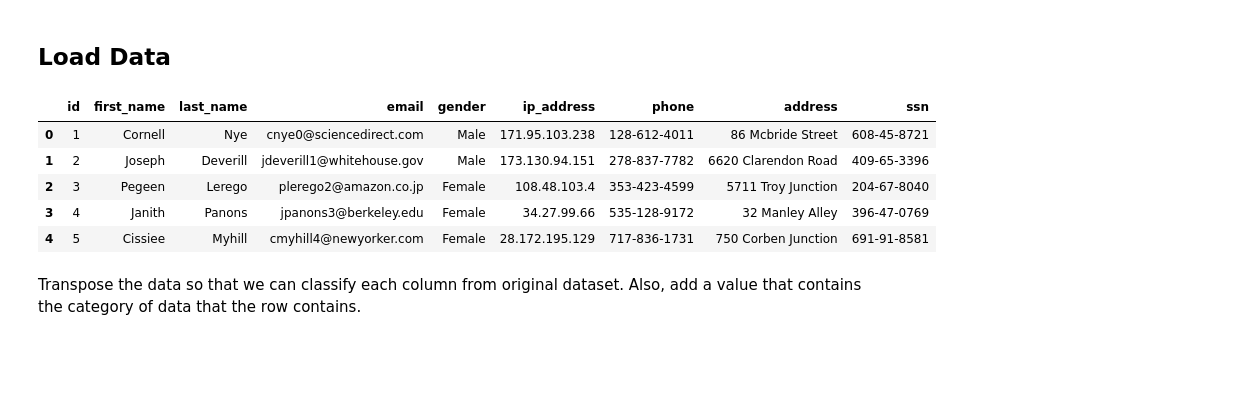
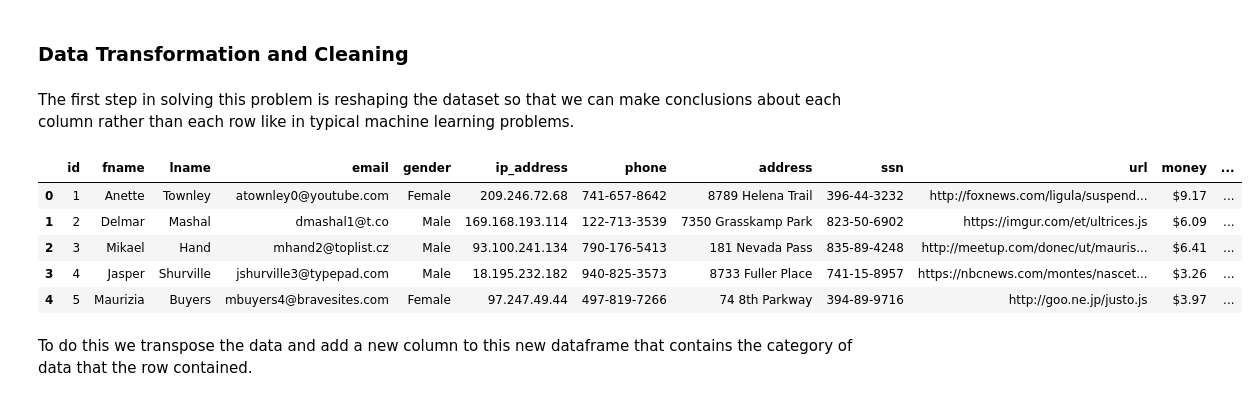
Before and after one commit to CalPolyDnD/DnDCapstone, a Jupyter notebook: Classifier.ipynb, the cells around one changed output. Cells and saved outputs as stored; diff of their text form; code cells hidden in the pictures; blank space fills up the shorter version.

```diff
--- a/Classifier.ipynb
+++ b/Classifier.ipynb
@@ -11,17 +17,19 @@ import scipy
 # %% [markdown]
-## Load Data ##
+### Data Transformation and Cleaning ###
+# %% [markdown]
+The first step in solving this problem is reshaping the dataset so that we can make conclusions about each column rather than each row like in typical machine learning problems.
 # %%
-df = pd.read_csv("MOCK_DATA.csv")
+df = pd.read_csv("train_data.csv")
 df.head()
 # %% [output]
-|  | id | first_name | last_name | email | gender | ip_address | phone | address | ssn |
-| 0 | 1 | Cornell | Nye | cnye0@sciencedirect.com | Male | 171.95.103.238 | 128-612-4011 | 86 Mcbride Street | 608-45-8721 |
-| 1 | 2 | Joseph | Deverill | jdeverill1@whitehouse.gov | Male | 173.130.94.151 | 278-837-7782 | 6620 Clarendon Road | 409-65-3396 |
-| 2 | 3 | Pegeen | Lerego | plerego2@amazon.co.jp | Female | 108.48.103.4 | 353-423-4599 | 5711 Troy Junction | 204-67-8040 |
-| 3 | 4 | Janith | Panons | jpanons3@berkeley.edu | Female | 34.27.99.66 | 535-128-9172 | 32 Manley Alley | 396-47-0769 |
-| 4 | 5 | Cissiee | Myhill | cmyhill4@newyorker.com | Female | 28.172.195.129 | 717-836-1731 | 750 Corben Junction | 691-91-8581 |
+|  | id | fname | lname | email | gender | ip_address | phone | address | ssn | url | money | ... |
+| 0 | 1 | Anette | Townley | atownley0@youtube.com | Female | 209.246.72.68 | 741-657-8642 | 8789 Helena Trail | 396-44-3232 | http://foxnews.com/ligula/suspend... | $9.17 | ... |
+| 1 | 2 | Delmar | Mashal | dmashal1@t.co | Male | 169.168.193.114 | 122-713-3539 | 7350 Grasskamp Park | 823-50-6902 | https://imgur.com/et/ultrices.js | $6.09 | ... |
+| 2 | 3 | Mikael | Hand | mhand2@toplist.cz | Male | 93.100.241.134 | 790-176-5413 | 181 Nevada Pass | 835-89-4248 | http://meetup.com/donec/ut/mauris... | $6.41 | ... |
+| 3 | 4 | Jasper | Shurville | jshurville3@typepad.com | Male | 18.195.232.182 | 940-825-3573 | 8733 Fuller Place | 741-15-8957 | https://nbcnews.com/montes/nascet... | $3.26 | ... |
+| 4 | 5 | Maurizia | Buyers | mbuyers4@bravesites.com | Female | 97.247.49.44 | 497-819-7266 | 74 8th Parkway | 394-89-9716 | http://goo.ne.jp/justo.js | $3.97 | ... |
 # %% [markdown]
-Transpose the data so that we can classify each column from original dataset. Also, add a value that contains the category of data that the row contains.
+To do this we transpose the data and add a new column to this new dataframe that contains the category of data that the row contained.
 # %%
 df = df.transpose()
 df['category'] = df.index
```
Also changed, not shown: parts of 40 cells of this notebook.
